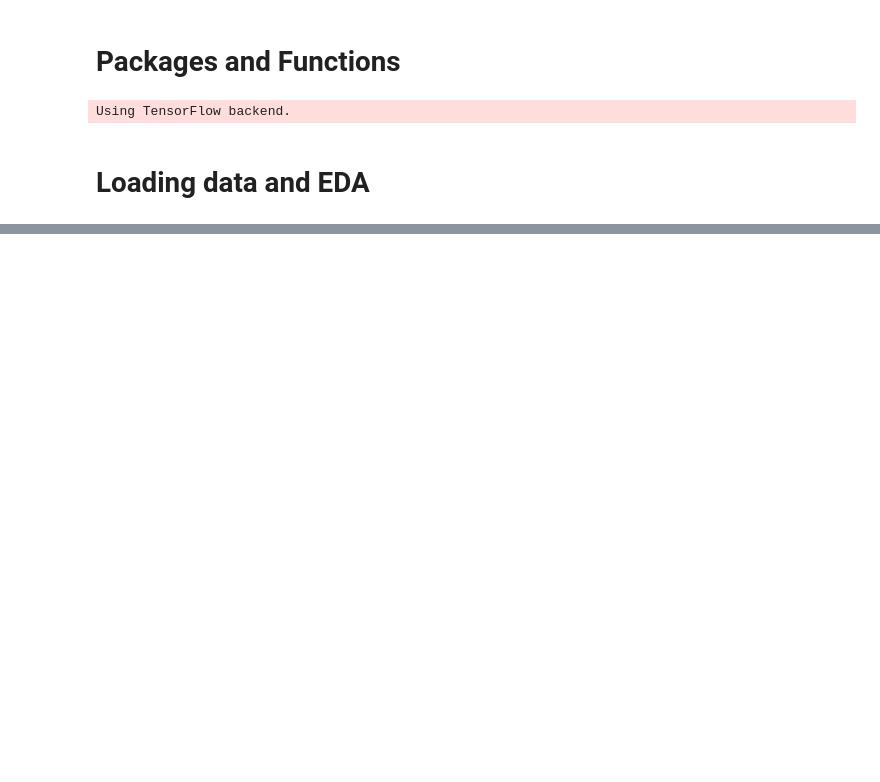
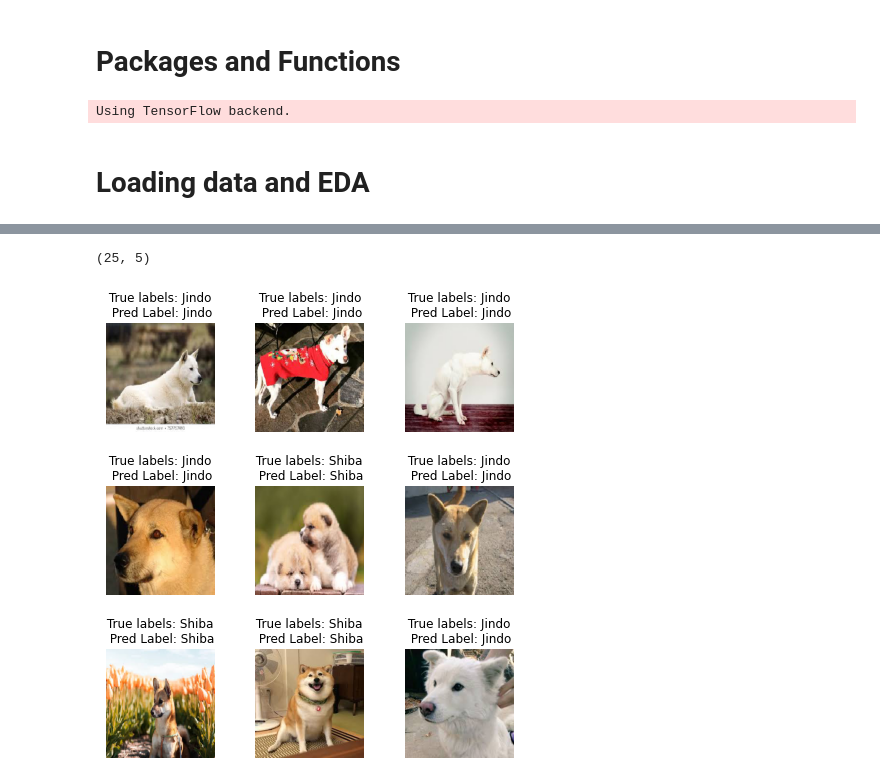
Before and after one commit to rmei97/shiba_vs_jindo, a Jupyter notebook: cnn_notebook.ipynb, the cells around one changed output, grey strips where cells are left out. Cells and saved outputs as stored; diff of their text form; code cells hidden in the pictures; blank space fills up the shorter version.

```diff
--- a/cnn_notebook.ipynb
+++ b/cnn_notebook.ipynb
@@ -879,0 +446,4 @@ def plot_confusion_matrix(cm, classes,
+# %%
+optimizer = keras.optimizers.Adam(lr=0.0001)
+
+transfer_model.compile(loss='binary_crossentropy', optimizer=optimizer, metrics=["accuracy"])
@@ -879,0 +469,7 @@ def plot_confusion_matrix(cm, classes,
+# %%
+cnn = transfer_model.fit(X_train,
+                    y_train,
+                    epochs=15,
+                    batch_size = 50,
+                    # shuffle = False,
+                    validation_data=(X_val, y_val))
@@ -879,0 +494,10 @@ def plot_confusion_matrix(cm, classes,
+# %%
+results_train = transfer_model.evaluate(X_train, y_train)
+results_test = transfer_model.evaluate(X_test, y_test)
+print('Train: ',results_train[1], ' Test: ',results_test[1])
+
+predictions = transfer_model.predict(X_test)
+predictions = np.around(predictions)
+
+print('F1: ',f1_score(y_test,predictions))
+confusion_matrix(y_test, predictions)
@@ -886,0 +520,19 @@ plot_confusion_matrix(confusion_matrix(y_test,predictions), ['Jindo','Shiba'], n
+# %%
+#check how many images are classified and misclassified
+classified = []
+misclassified = []
+
+for x,y,z in zip(X_test, y_test, predictions):
+  if y != z:
+    misclassified.append((x,y,z))
+  else:
+    classified.append((x,y,z))
+
+len(classified),len(misclassified)
+# %% [output]
+(25, 5)
+# %%
+plot_predictions(classified,'classified')
+# plt.savefig('classified.png', transparent = True)
+# %% [output]
+[figure, added]
```
Also changed, not shown: parts of 85 cells of this notebook.
